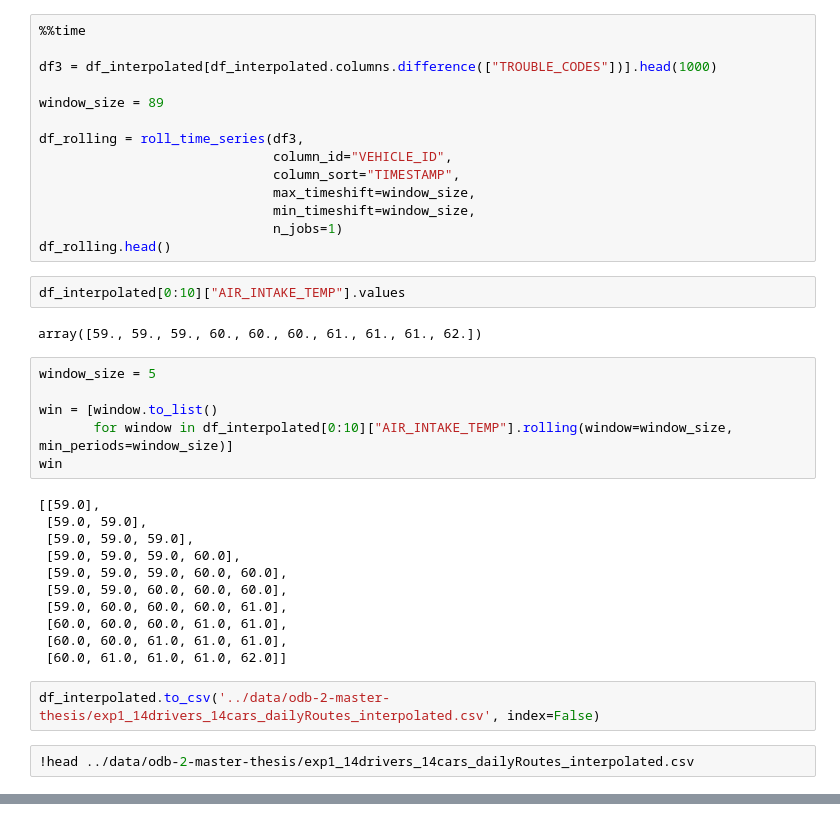
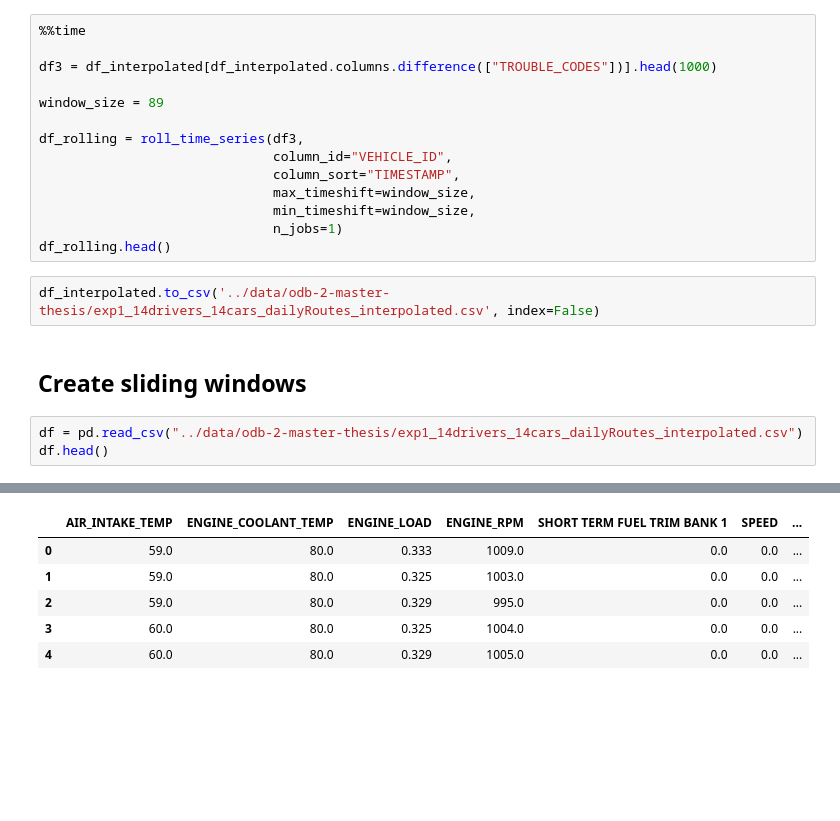
Before and after one commit to shamilnabiyev/automl-time-series, a Jupyter notebook: notebooks/odb-2-dtc.ipynb, the cells around one changed output, grey strips where cells are left out. Saved outputs shown, nothing was run; the diff lists cells and outputs as text; blank space fills up the shorter version.

```diff
--- a/notebooks/odb-2-dtc.ipynb
+++ b/notebooks/odb-2-dtc.ipynb
@@ -300,29 +300,11 @@ df_rolling = roll_time_series(df3,
                               min_timeshift=window_size,
                               n_jobs=1)
 df_rolling.head()
-# %%
-df_interpolated[0:10]["AIR_INTAKE_TEMP"].values
-# %% [output]
-array([59., 59., 59., 60., 60., 60., 61., 61., 61., 62.])
-# %%
-window_size = 5
-
-win = [window.to_list()
-       for window in df_interpolated[0:10]["AIR_INTAKE_TEMP"].rolling(window=window_size, min_periods=window_size)]
-win
-# %% [output]
-[[59.0],
- [59.0, 59.0],
- [59.0, 59.0, 59.0],
- [59.0, 59.0, 59.0, 60.0],
- [59.0, 59.0, 59.0, 60.0, 60.0],
- [59.0, 59.0, 60.0, 60.0, 60.0],
- [59.0, 60.0, 60.0, 60.0, 61.0],
- [60.0, 60.0, 60.0, 61.0, 61.0],
- [60.0, 60.0, 61.0, 61.0, 61.0],
- [60.0, 61.0, 61.0, 61.0, 62.0]]
 # %%
 df_interpolated.to_csv('../data/odb-2-master-thesis/exp1_14drivers_14cars_dailyRoutes_interpolated.csv', index=False)
+# %% [markdown]
+## Create sliding windows
 # %%
-!head ../data/odb-2-master-thesis/exp1_14drivers_14cars_dailyRoutes_interpolated.csv
+df = pd.read_csv("../data/odb-2-master-thesis/exp1_14drivers_14cars_dailyRoutes_interpolated.csv")
+df.head()
 # %% [output]
@@ -338,0 +311,6 @@ AIR_INTAKE_TEMP,ENGINE_COOLANT_TEMP,ENGINE_LOAD,ENGINE_RPM,SHORT TERM FUEL TRIM
+|  | AIR_INTAKE_TEMP | ENGINE_COOLANT_TEMP | ENGINE_LOAD | ENGINE_RPM | SHORT TERM FUEL TRIM BANK 1 | SPEED | ... |
+| 0 | 59.0 | 80.0 | 0.333 | 1009.0 | 0.0 | 0.0 | ... |
+| 1 | 59.0 | 80.0 | 0.325 | 1003.0 | 0.0 | 0.0 | ... |
+| 2 | 59.0 | 80.0 | 0.329 | 995.0 | 0.0 | 0.0 | ... |
+| 3 | 60.0 | 80.0 | 0.325 | 1004.0 | 0.0 | 0.0 | ... |
+| 4 | 60.0 | 80.0 | 0.329 | 1005.0 | 0.0 | 0.0 | ... |
```
Also changed, not shown: parts of 20 cells of this notebook.
